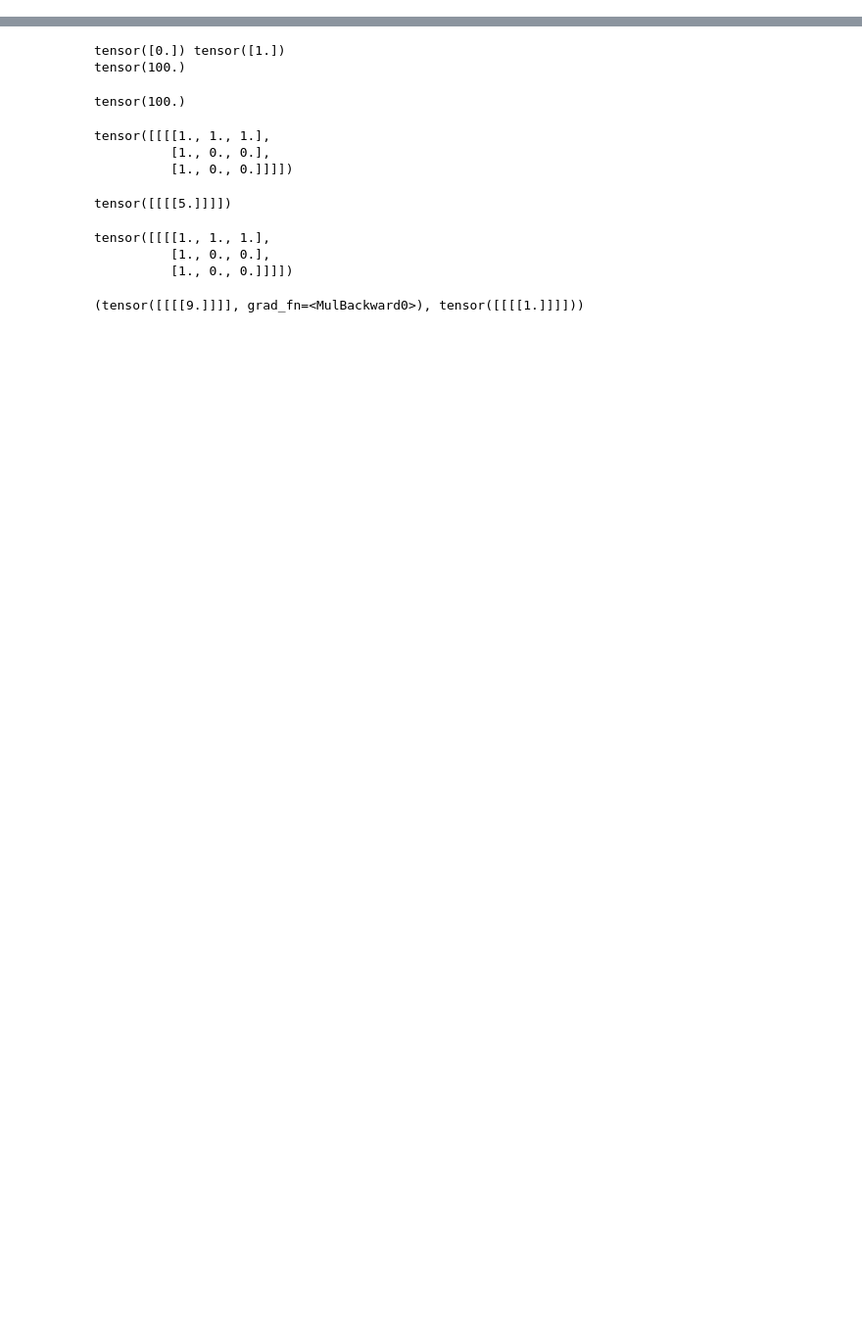
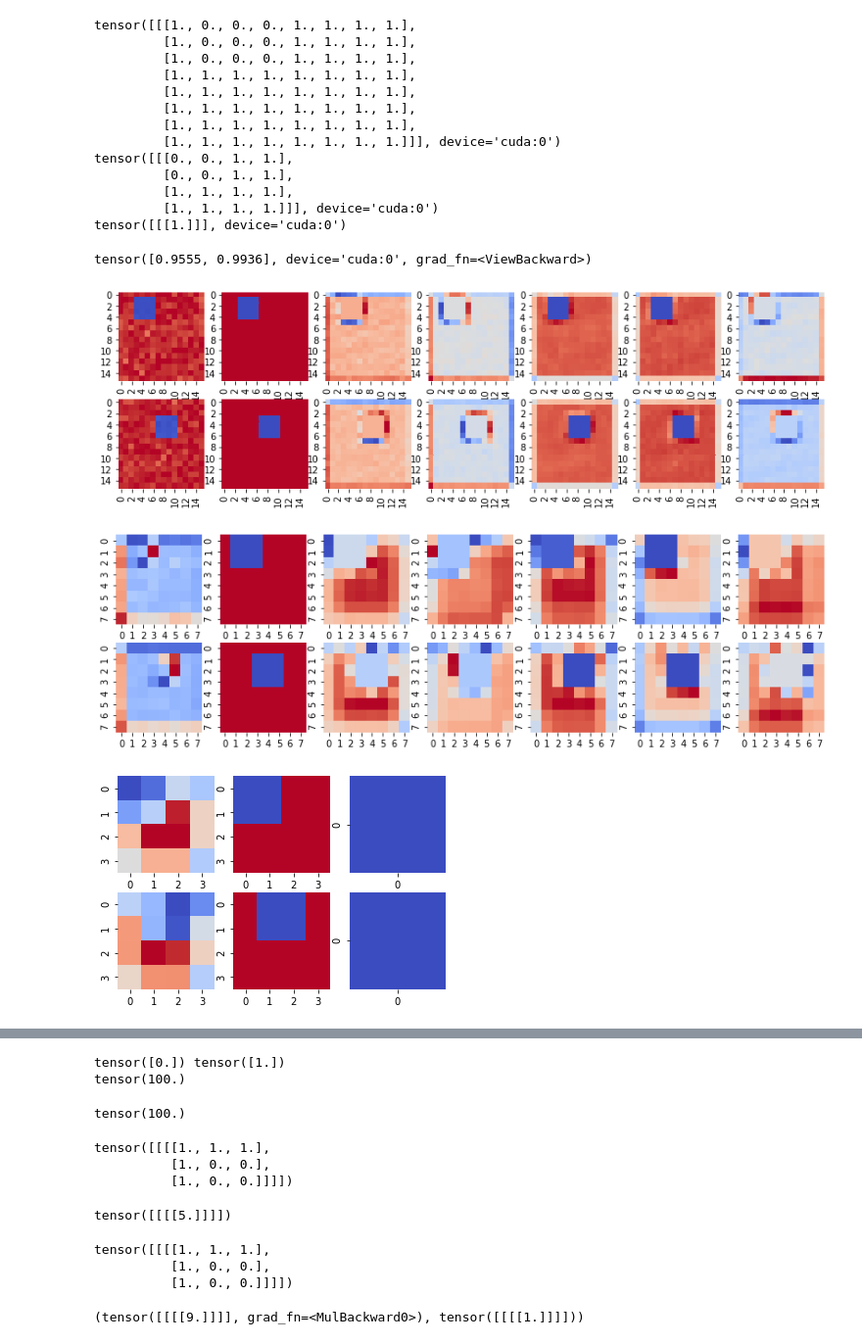
Before and after one commit to AustinXY/pconv-toy, a Jupyter notebook: pconv-toy.ipynb, the cells around one changed output, grey strips where cells are left out. Shown at 98% size. Cells and saved outputs as stored; diff of their text form; code cells hidden in the pictures; blank space fills up the shorter version.

```diff
--- a/pconv-toy.ipynb
+++ b/pconv-toy.ipynb
@@ -369,0 +499,25 @@ criterion_one = nn.BCELoss().cuda()
+# %%
+im, mk = prepare_data(2, 4)
+# imshow(im[0])
+amflag = True
+mk_f = True
+rfs = netD(im, mk)
+rfs
+# %% [output]
+tensor([[[1., 0., 0., 0., 1., 1., 1., 1.],
+         [1., 0., 0., 0., 1., 1., 1., 1.],
+         [1., 0., 0., 0., 1., 1., 1., 1.],
+         [1., 1., 1., 1., 1., 1., 1., 1.],
+         [1., 1., 1., 1., 1., 1., 1., 1.],
+         [1., 1., 1., 1., 1., 1., 1., 1.],
+         [1., 1., 1., 1., 1., 1., 1., 1.],
+         [1., 1., 1., 1., 1., 1., 1., 1.]]], device='cuda:0')
+tensor([[[0., 0., 1., 1.],
+         [0., 0., 1., 1.],
+         [1., 1., 1., 1.],
+         [1., 1., 1., 1.]]], device='cuda:0')
+tensor([[[1.]]], device='cuda:0')
+tensor([0.9555, 0.9936], device='cuda:0', grad_fn=<ViewBackward>)
+[figure, added]
+[figure, added]
+[figure, added]
```
Also changed, not shown: parts of 23 cells of this notebook.
